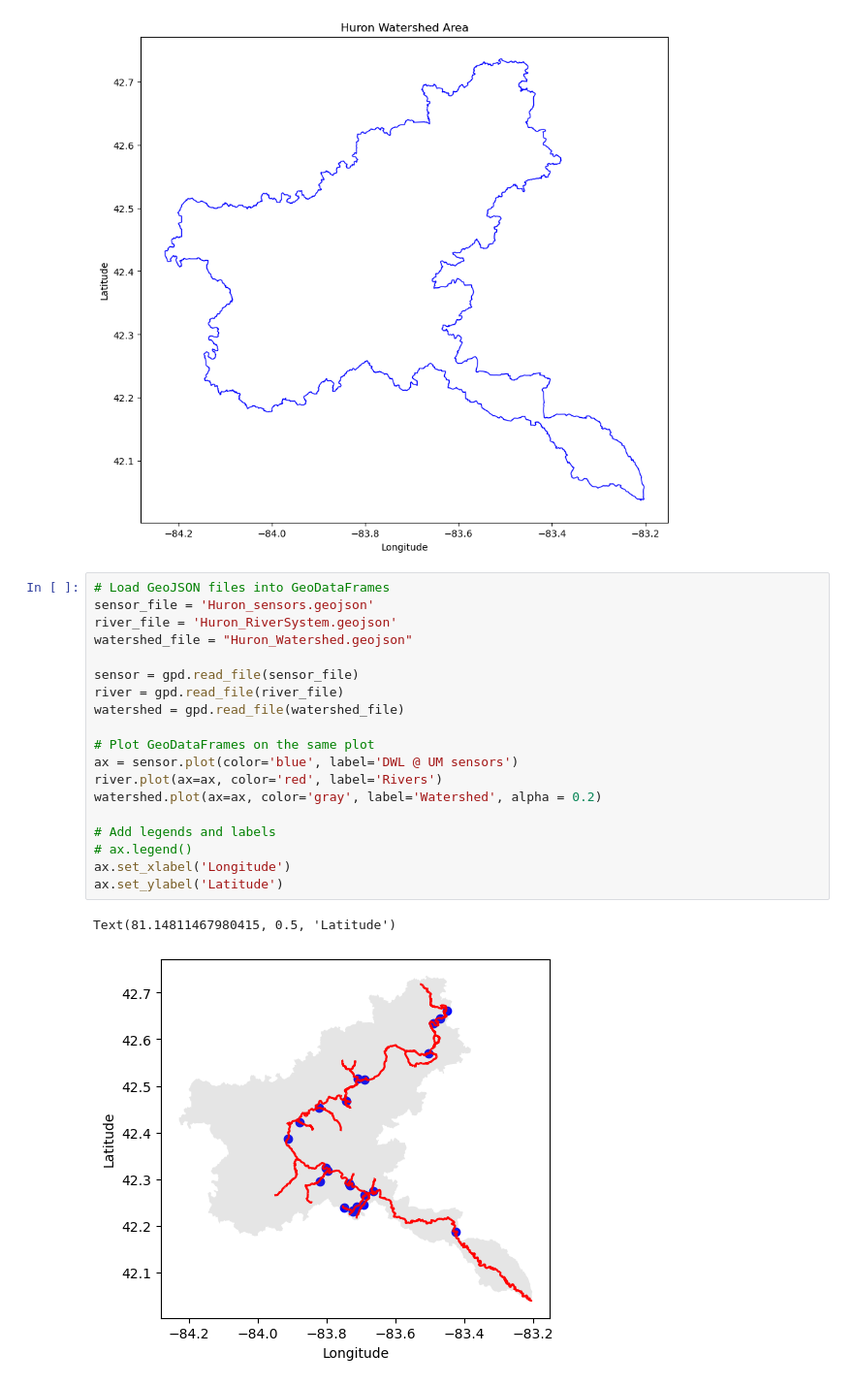
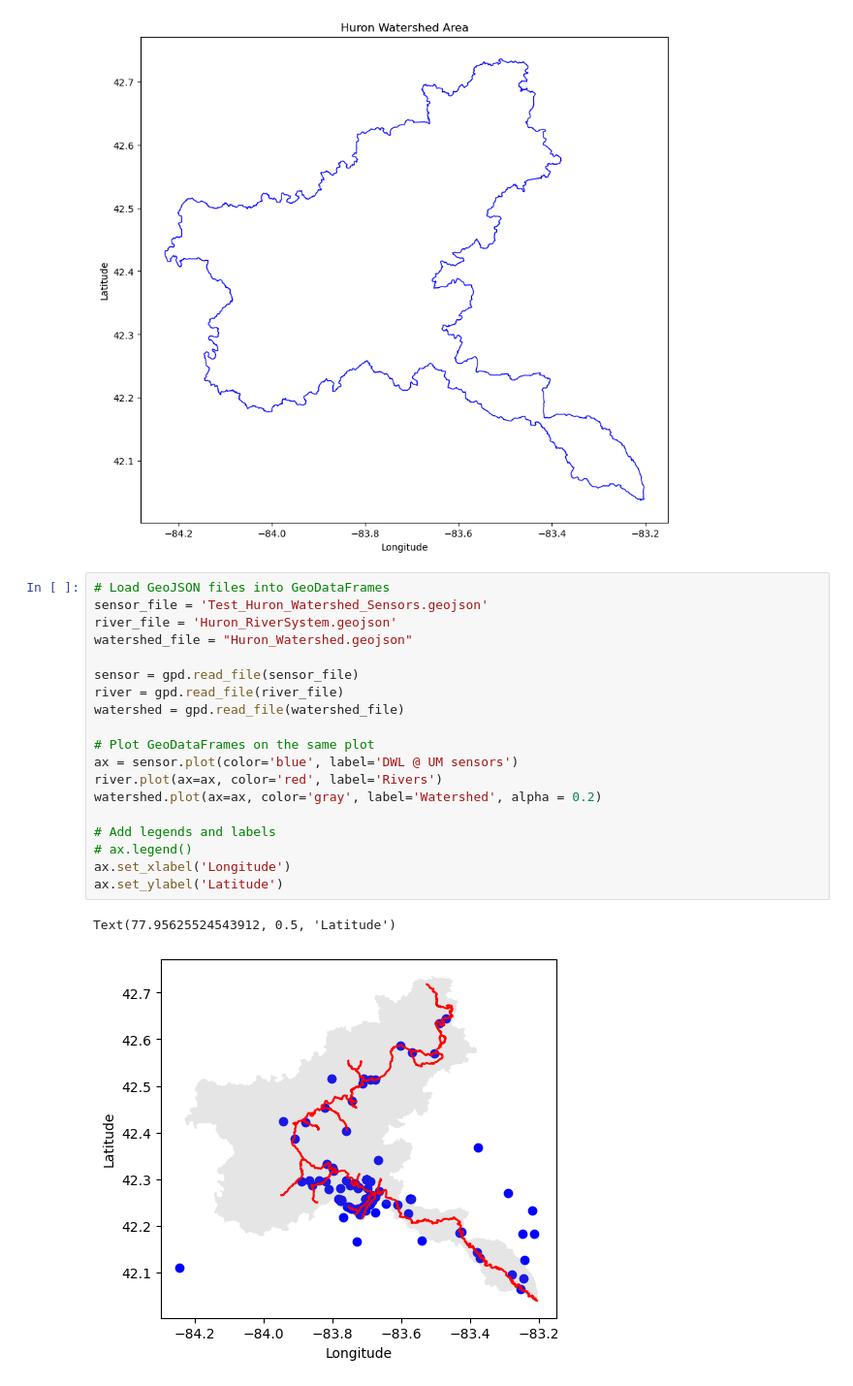
Before and after one commit to shinapatel/Huron_Watershed_Site_Updates, a Jupyter notebook: huron_geo.ipynb, the cells around one changed output. Shown at 97% size. Drawn from its saved outputs; the diff is of its cells as text.

```diff
--- a/huron_geo.ipynb
+++ b/huron_geo.ipynb
@@ -144,26 +197,26 @@ plt.show()
 [figure]
 # %%
 # Load GeoJSON files into GeoDataFrames
-sensor_file = 'Huron_sensors.geojson'
+sensor_file = 'Test_Huron_Watershed_Sensors.geojson'
 river_file = 'Huron_RiverSystem.geojson'
 watershed_file = "Huron_Watershed.geojson"
 
 sensor = gpd.read_file(sensor_file)
 river = gpd.read_file(river_file)
 watershed = gpd.read_file(watershed_file)
 
 # Plot GeoDataFrames on the same plot
 ax = sensor.plot(color='blue', label='DWL @ UM sensors')
 river.plot(ax=ax, color='red', label='Rivers')
 watershed.plot(ax=ax, color='gray', label='Watershed', alpha = 0.2)
 
 # Add legends and labels
 # ax.legend()
 ax.set_xlabel('Longitude')
 ax.set_ylabel('Latitude')
 # %% [output]
-Text(81.14811467980415, 0.5, 'Latitude')
+Text(77.95625524543912, 0.5, 'Latitude')
-[figure, old version]
+[figure, new version]
 # %%
 df.to_csv('final_nodes.csv', index=False)
 pd.set_option('display.max_rows', None)
```
Also changed, not shown: parts of 7 cells of this notebook, 6 other files.
